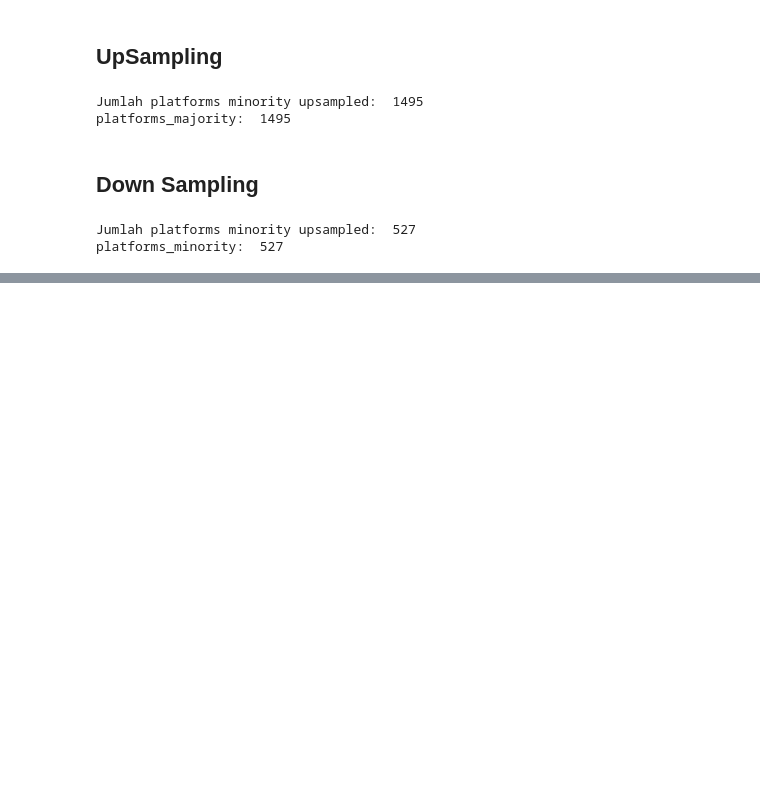
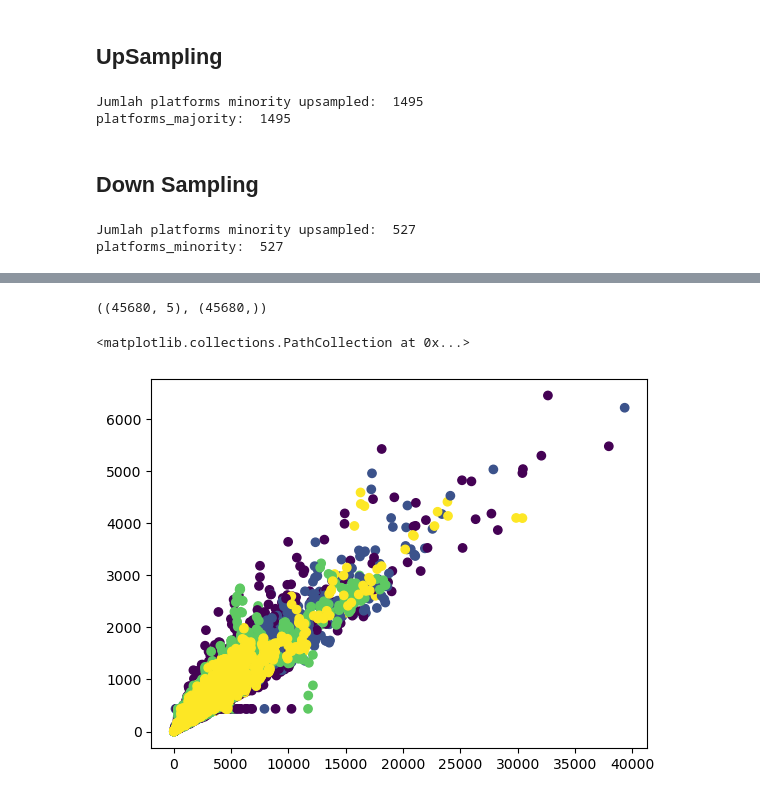
Before and after one commit to HafidzAfrieno/Latihan-EDA-Data, a Jupyter notebook: EDA.ipynb, the cells around one changed output, grey strips where cells are left out. Saved outputs shown, nothing was run; the diff lists cells and outputs as text; code cells hidden in the pictures; blank space fills up the shorter version.

```diff
--- a/EDA.ipynb
+++ b/EDA.ipynb
@@ -314,0 +392,15 @@ df_balanced_downsampling = pd.concat([platforms_majority_dowmsampled,platforms_m
+# %%
+X.shape,y.shape
+# %% [output]
+((45680, 5), (45680,))
+# %%
+oversample_df = pd.concat([X,y],axis=1)
+# %%
+colors = oversample_df['ocean_proximity'].astype('category').cat.codes
+plt.scatter(oversample_df['total_rooms'],
+            oversample_df['total_bedrooms'],
+            c=colors,
+            cmap='viridis'    )
+# %% [output]
+<matplotlib.collections.PathCollection at 0x...>
+[figure, added]
```
Also changed, not shown: parts of 19 cells of this notebook, 1 other file.
